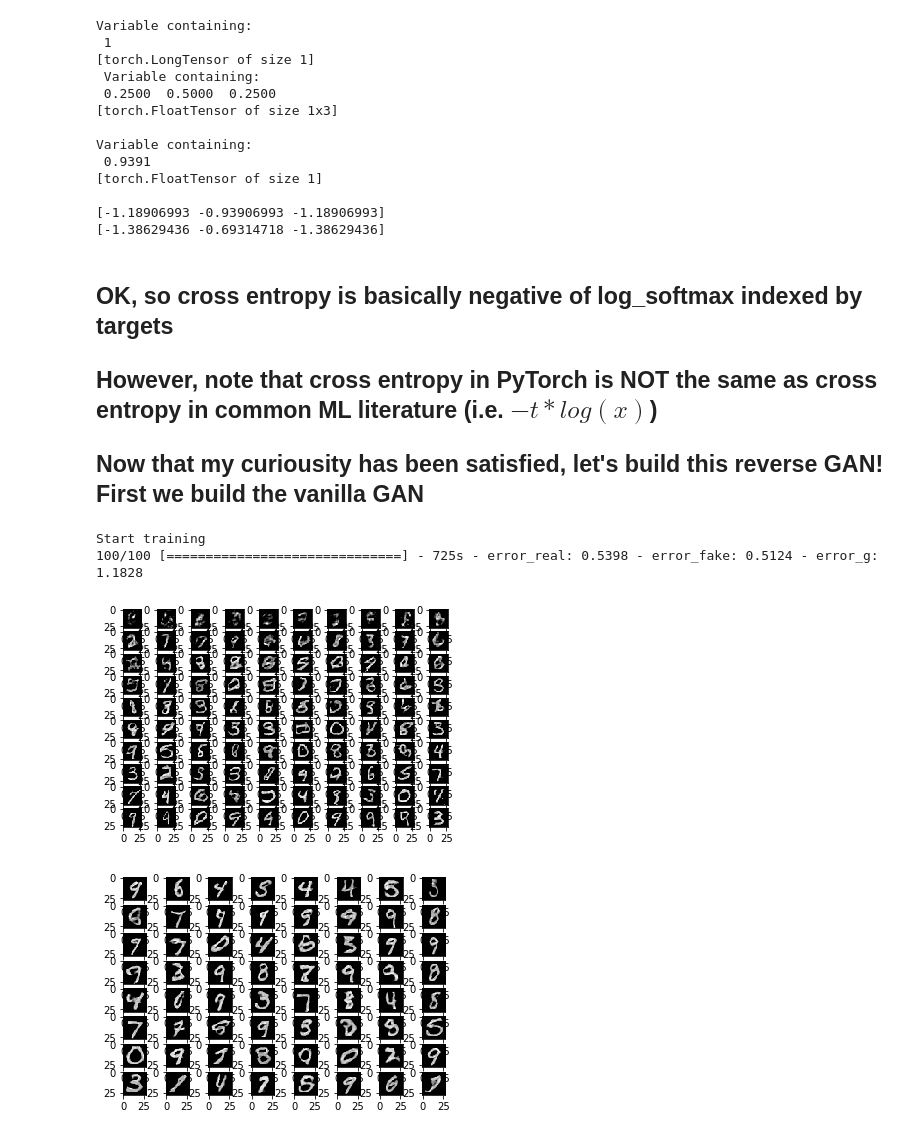
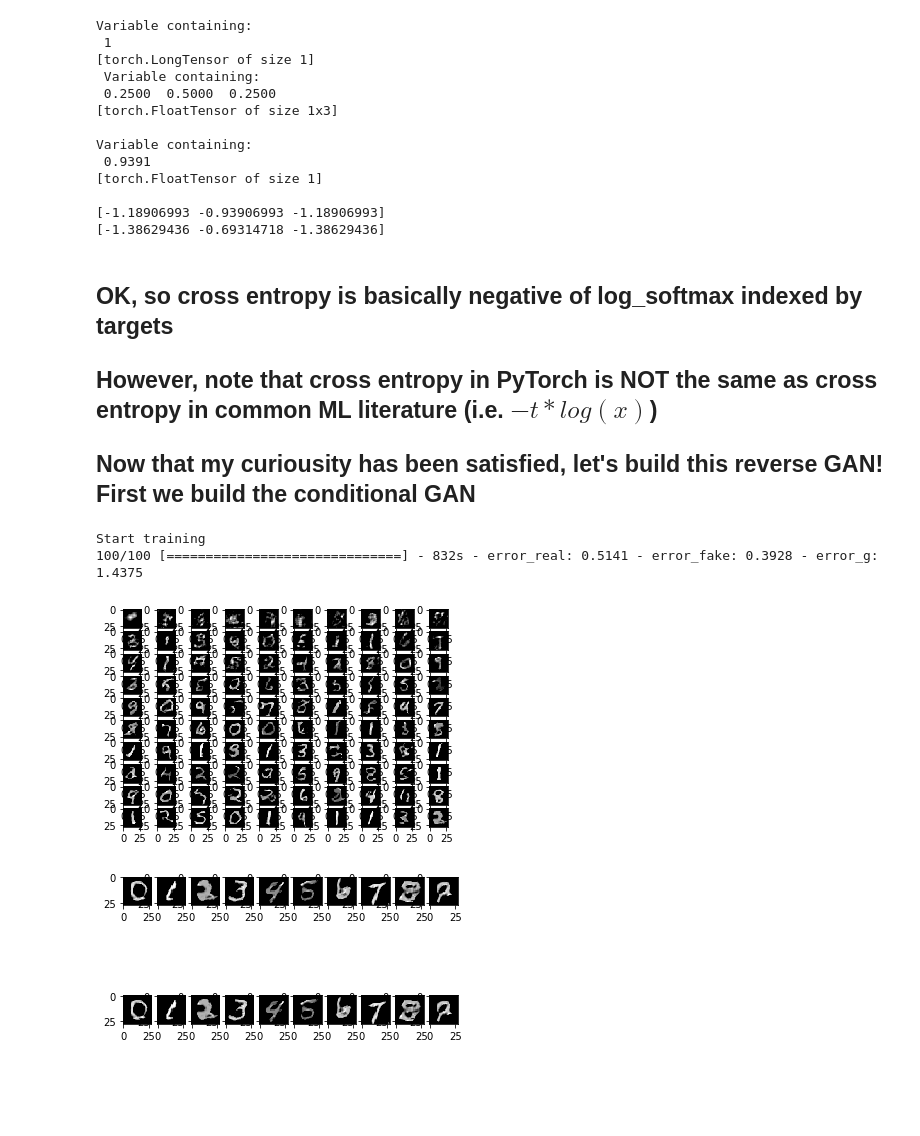
Before and after one commit to HenryJia/InfoGAN, a Jupyter notebook: MNIST_Trials.ipynb, the cells around one changed output. Drawn from its saved outputs; the diff is of its cells as text; code cells hidden in the pictures; blank space fills up the shorter version.

Commit message:
Make it a Conditional GAN

```diff
--- a/MNIST_Trials.ipynb
+++ b/MNIST_Trials.ipynb
@@ -33,16 +33,16 @@ print(data_train.shape, data_test.shape)
 (60000, 785) (10000, 785)
 # %%
 # Now reformat it into the format we want
-# NOTE: PyTorch is weird so we won't actually want targets as one hot, we'll keep them as logits
+# NOTE: PyTorch is weird so if we wanted to use cross entropy we need to keep them as logits, but we won't so...
 x_train = np.reshape(data_train[:, 1:], (-1, 1, 28, 28))
-y_train = data_train[:, 0]
-#y_train = np.zeros((data_train.shape[0], 10), dtype = np.uint8)
-#y_train[np.arange(data_train.shape[0]), data_train[:, 0].astype(int)] = 1
+#y_train = data_train[:, 0]
+y_train = np.zeros((data_train.shape[0], 10), dtype = np.uint8)
+y_train[np.arange(data_train.shape[0]), data_train[:, 0].astype(int)] = 1
 
 x_test = np.reshape(data_test[:, 1:], (-1, 1, 28, 28))
-y_test = data_test[:, 0]
-#y_test = np.zeros((data_test.shape[0], 10), dtype = np.uint8)
-#y_test[np.arange(data_test.shape[0]), data_test[:, 0].astype(int)] = 1
+#y_test = data_test[:, 0]
+y_test = np.zeros((data_test.shape[0], 10), dtype = np.uint8)
+y_test[np.arange(data_test.shape[0]), data_test[:, 0].astype(int)] = 1
 
 print(x_train.shape, y_train.shape)
 print(x_test.shape, y_test.shape)
@@ -127,7 +127,7 @@ Variable containing:
 ## OK, so cross entropy is basically negative of log_softmax indexed by targets
 ## However, note that cross entropy in PyTorch is NOT the same as cross entropy in common ML literature (i.e. $-t * log(x)$)
 
-## Now that my curiousity has been satisfied, let's build this reverse GAN! First we build the vanilla GAN
+## Now that my curiousity has been satisfied, let's build this reverse GAN! First we build the conditional GAN
 # %%
 # Now let's start building the GAN
 # But first, we're going to redefine Conv2D and Linear with our own initialisations
@@ -202,7 +219,7 @@ loss = nn.BCELoss().cuda()
 pb = Progbar(100)
 print('Start training')
 for epoch in range(100):
-    for i, (data, targets) in enumerate(train_loader, 0): # NOTE: ignoring targets because we're not classifying yet
+    for i, (data, targets) in enumerate(train_loader, 0):
         ones = Variable(torch.ones(data.size()[0], 1)).cuda()
         zeros = Variable(torch.zeros(data.size()[0], 1)).cuda()
 
@@ -211,14 +228,15 @@ for epoch in range(100):
         discriminator.zero_grad()
 
         # Forward & backward pass with real data
-        real = data.float().cuda(async = True) / 255.0
-        out_real = discriminator(Variable(real))
+        real = Variable(data.float().cuda(async = True) / 255.0)
+        condition = Variable(targets.float().cuda(async = True))
+        out_real = discriminator(real, condition)
         error_real = loss(out_real, ones)
         error_real.backward()
 
         # Forward pass with fake data
-        fake = generator(Variable(torch.randn(data.size()[0], 16)).cuda())
-        out_fake = discriminator(fake.detach())
+        fake = generator(Variable(torch.randn(data.size()[0], 128)).cuda(), condition)
+        out_fake = discriminator(fake.detach(), condition.detach())
         error_fake = loss(out_fake, zeros)
         error_fake.backward()
         d_optim.step()
@@ -227,7 +245,7 @@ for epoch in range(100):
         generator.zero_grad()
 
         # Now we just do the backward pass with fake data as we already did the forward pass
-        out_fake = discriminator(fake)
+        out_fake = discriminator(fake, condition)
         error_g = loss(out_fake, ones)
         error_g.backward()
         g_optim.step()
@@ -238,19 +256,21 @@ for epoch in range(100):
     plt.imshow(np.round(fake.cpu().data.numpy()[0, 0] * 255), cmap = 'gray')
 # %% [output]
 Start training
-100/100 [==============================] - 725s - error_real: 0.5398 - error_fake: 0.5124 - error_g: 1.1828
+100/100 [==============================] - 832s - error_real: 0.5141 - error_fake: 0.3928 - error_g: 1.4375
-[figure, old version]
+[figure, new version]
 # %%
 torch.save(generator.state_dict(), 'mnist_g.torch')
 torch.save(discriminator.state_dict(), 'mnist_d.torch')
 # %%
 generator.load_state_dict(torch.load('mnist_g.torch'))
 discriminator.load_state_dict(torch.load('mnist_d.torch'))
 
 plt.figure(1)
-for i in range(64):
-    plt.subplot(8, 8, i + 1)
-    fake = generator(Variable(torch.randn(data.size()[0], 16)).cuda())
-    plt.imshow(np.round(fake.cpu().data.numpy()[0, 0] * 255), cmap = 'gray')
+fake = []
+for i in range(2):
+    for j in range(10):
+        plt.subplot(2, 10, i * 10 + j + 1)
+        fake += [generator(Variable(torch.randn(1, 128)).cuda(), Variable(torch.eye(10)[j:j + 1]).cuda())]
+        plt.imshow(np.round(fake[-1].cpu().data.numpy()[0, 0] * 255), cmap = 'gray')
 # %% [output]
-[figure, old version]
+[figure, new version]
```
Also changed, not shown: parts of 3 cells of this notebook.
